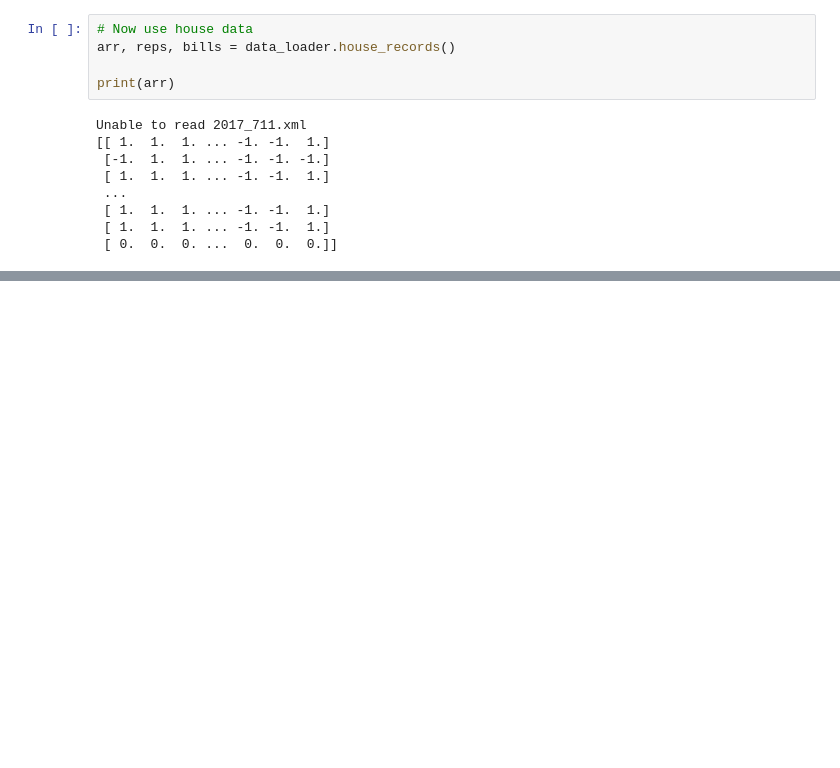
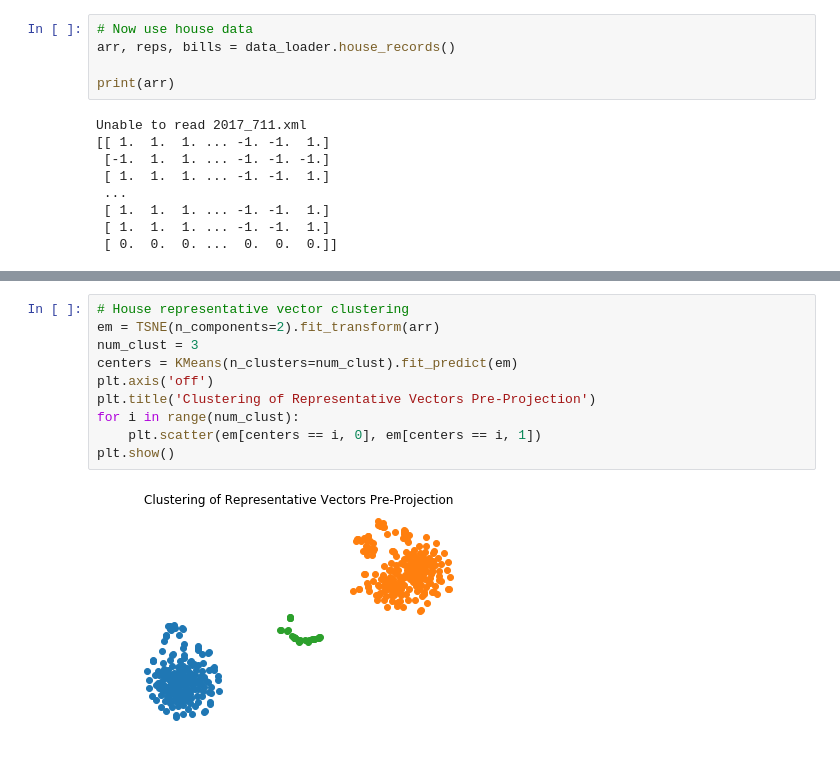
Before and after one commit to vivekmyers/Athenius, a Jupyter notebook: pyscripts/data_visualization.ipynb, the cells around one changed output, grey strips where cells are left out. Drawn from its saved outputs; the diff is of its cells as text; blank space fills up the shorter version.

```diff
--- a/pyscripts/data_visualization.ipynb
+++ b/pyscripts/data_visualization.ipynb
@@ -79,0 +91,12 @@ print(bills)
+# %%
+# House representative vector clustering
+em = TSNE(n_components=2).fit_transform(arr)
+num_clust = 3
+centers = KMeans(n_clusters=num_clust).fit_predict(em)
+plt.axis('off')
+plt.title('Clustering of Representative Vectors Pre-Projection')
+for i in range(num_clust):
+    plt.scatter(em[centers == i, 0], em[centers == i, 1])
+plt.show()
+# %% [output]
+[figure, added]
```
Also changed, not shown: parts of 5 cells of this notebook.
